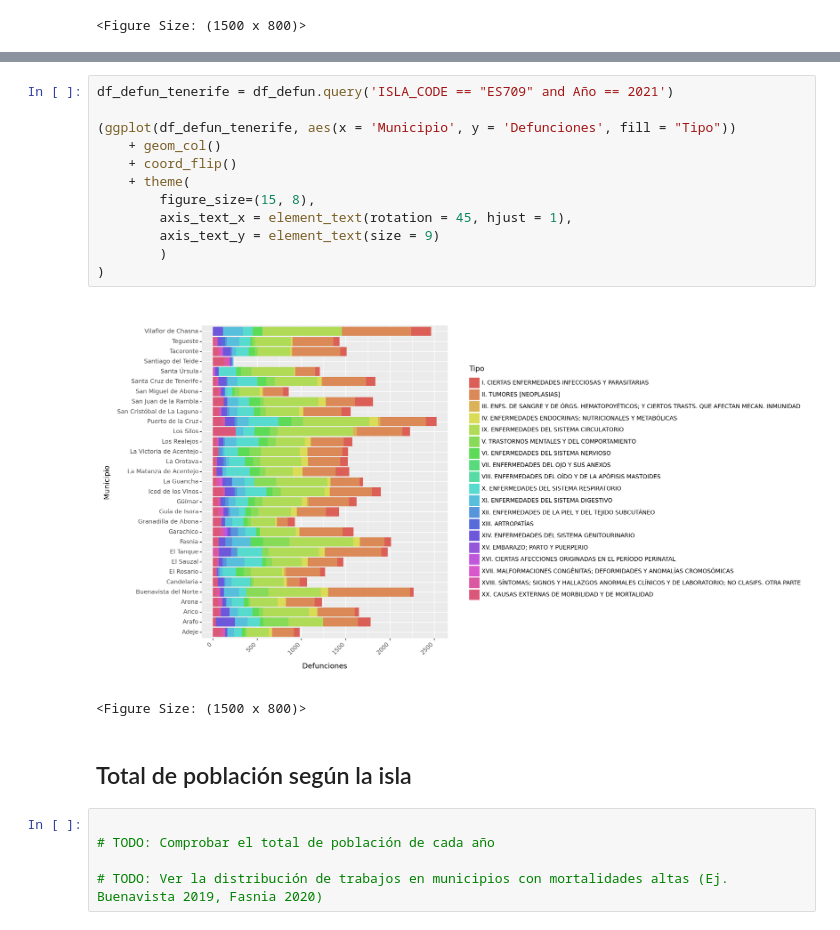
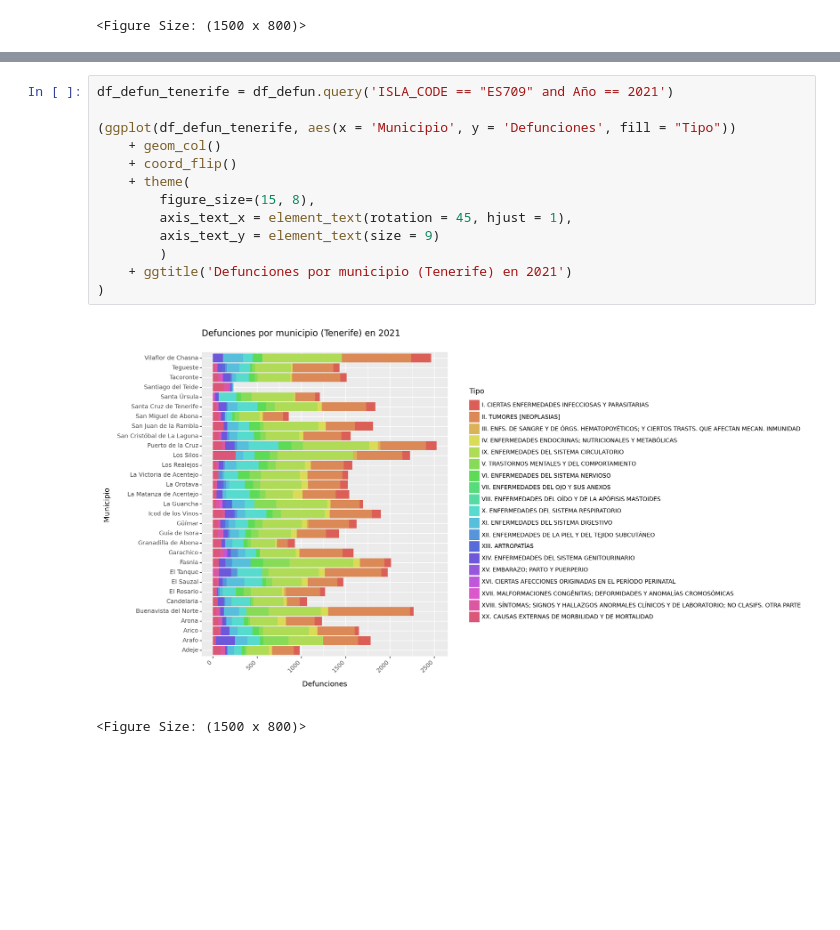
Before and after one commit to alu0101351773/VIS_proyecto, a Jupyter notebook: src/proyecto.ipynb, the cells around one changed output, grey strips where cells are left out. Cells and saved outputs as stored; diff of their text form; blank space fills up the shorter version.

Commit message:
graficos iniciales hechos, datos anómalos extraídos de ciertos municipios, pendiente de análisis

```diff
--- a/src/proyecto.ipynb
+++ b/src/proyecto.ipynb
@@ -371,22 +372,16 @@ df_defun_tenerife = df_defun.query('ISLA_CODE == "ES709" and Año == 2020')
 # %%
 df_defun_tenerife = df_defun.query('ISLA_CODE == "ES709" and Año == 2021')
 
 (ggplot(df_defun_tenerife, aes(x = 'Municipio', y = 'Defunciones', fill = "Tipo"))
     + geom_col()
     + coord_flip()
     + theme(
         figure_size=(15, 8),
         axis_text_x = element_text(rotation = 45, hjust = 1),
         axis_text_y = element_text(size = 9)
         )
+    + ggtitle('Defunciones por municipio (Tenerife) en 2021')
 )
 # %% [output]
-[figure, old version]
+[figure, new version]
 <Figure Size: (1500 x 800)>
-# %% [markdown]
-## Total de población según la isla
-# %%
-
-# TODO: Comprobar el total de población de cada año
-
-# TODO: Ver la distribución de trabajos en municipios con mortalidades altas (Ej. Buenavista 2019, Fasnia 2020)
```
Also changed, not shown: parts of 5 cells of this notebook.
